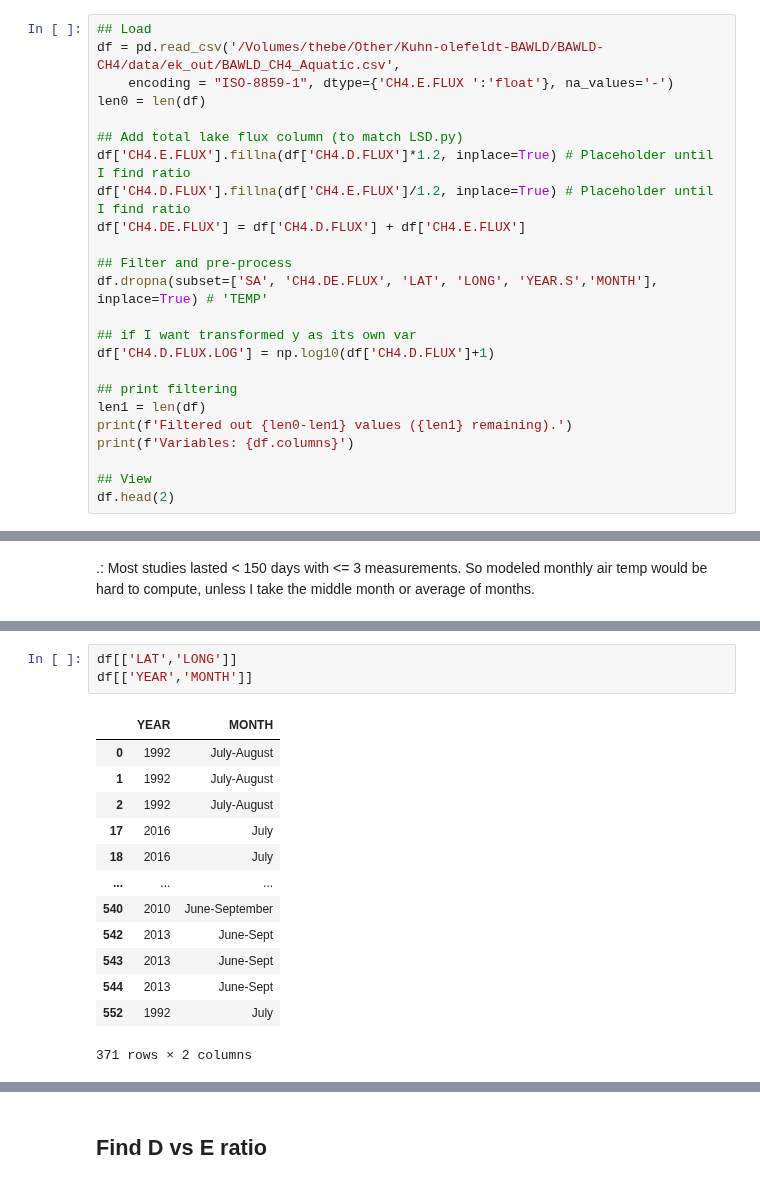
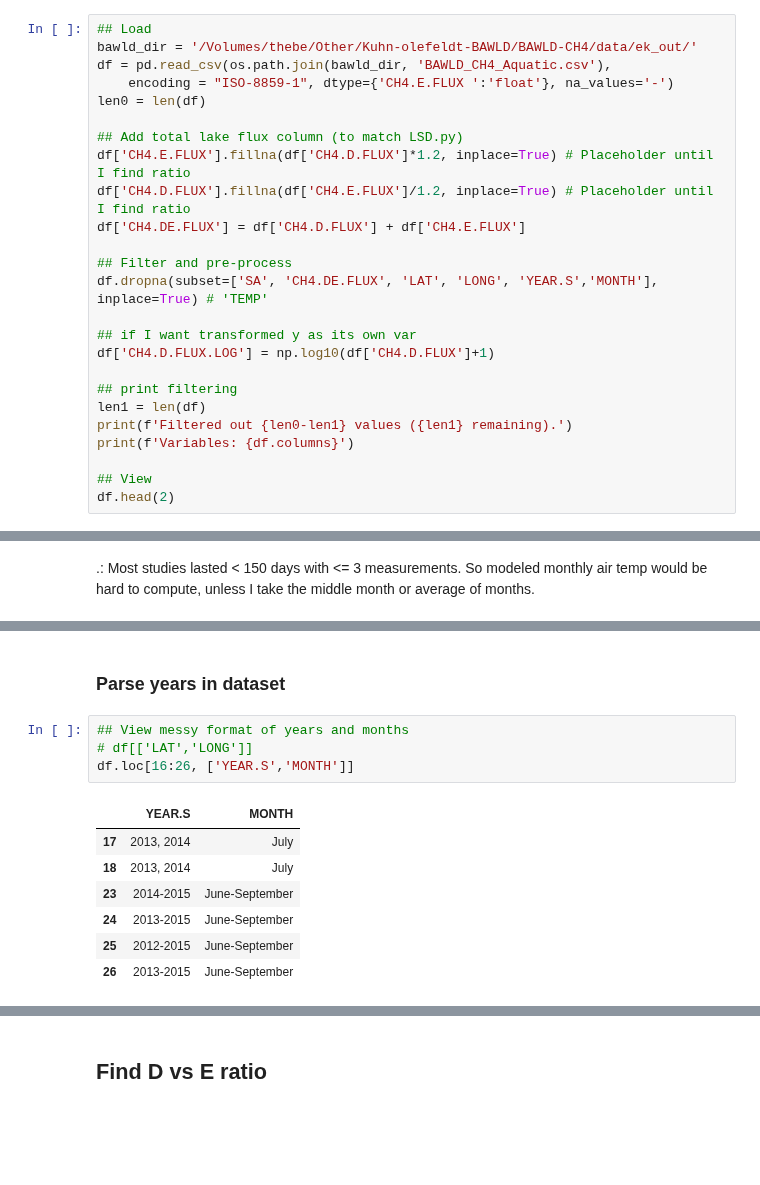
Before and after one commit to ekcomputer/lake-area, a Jupyter notebook: LSD/notebooks/prep_data.ipynb, the cells around one changed output, grey strips where cells are left out. Drawn from its saved outputs; the diff is of its cells as text; blank space fills up the shorter version.

```diff
--- a/LSD/notebooks/prep_data.ipynb
+++ b/LSD/notebooks/prep_data.ipynb
@@ -62,6 +62,7 @@ In the next release, GeoPandas will switch to using Shapely by default, even if
 # %%
 ## Load
-df = pd.read_csv('/Volumes/thebe/Other/Kuhn-olefeldt-BAWLD/BAWLD-CH4/data/ek_out/BAWLD_CH4_Aquatic.csv',
+bawld_dir = '/Volumes/thebe/Other/Kuhn-olefeldt-BAWLD/BAWLD-CH4/data/ek_out/'
+df = pd.read_csv(os.path.join(bawld_dir, 'BAWLD_CH4_Aquatic.csv'),
     encoding = "ISO-8859-1", dtype={'CH4.E.FLUX ':'float'}, na_values='-')
 len0 = len(df)
 
@@ -149,17 +144,14 @@ array([1992, 1994, 1995, 1998, 1999, 2001, 2002, 2003, 2007, 2008, 2009,
-# %%
-df[['LAT','LONG']]
-df[['YEAR','MONTH']]
-# %% [output]
-|  | YEAR | MONTH |
-| 0 | 1992 | July-August |
-| 1 | 1992 | July-August |
-| 2 | 1992 | July-August |
-| 17 | 2016 | July |
-| 18 | 2016 | July |
-| ... | ... | ... |
-| 540 | 2010 | June-September |
-| 542 | 2013 | June-Sept |
-| 543 | 2013 | June-Sept |
-| 544 | 2013 | June-Sept |
-| 552 | 1992 | July |
-371 rows × 2 columns
+# %% [markdown]
+### Parse years in dataset
+# %%
+## View messy format of years and months
+# df[['LAT','LONG']]
+df.loc[16:26, ['YEAR.S','MONTH']]
+# %% [output]
+|  | YEAR.S | MONTH |
+| 17 | 2013, 2014 | July |
+| 18 | 2013, 2014 | July |
+| 23 | 2014-2015 | June-September |
+| 24 | 2013-2015 | June-September |
+| 25 | 2012-2015 | June-September |
+| 26 | 2013-2015 | June-September |
```
Also changed, not shown: parts of 21 cells of this notebook.
